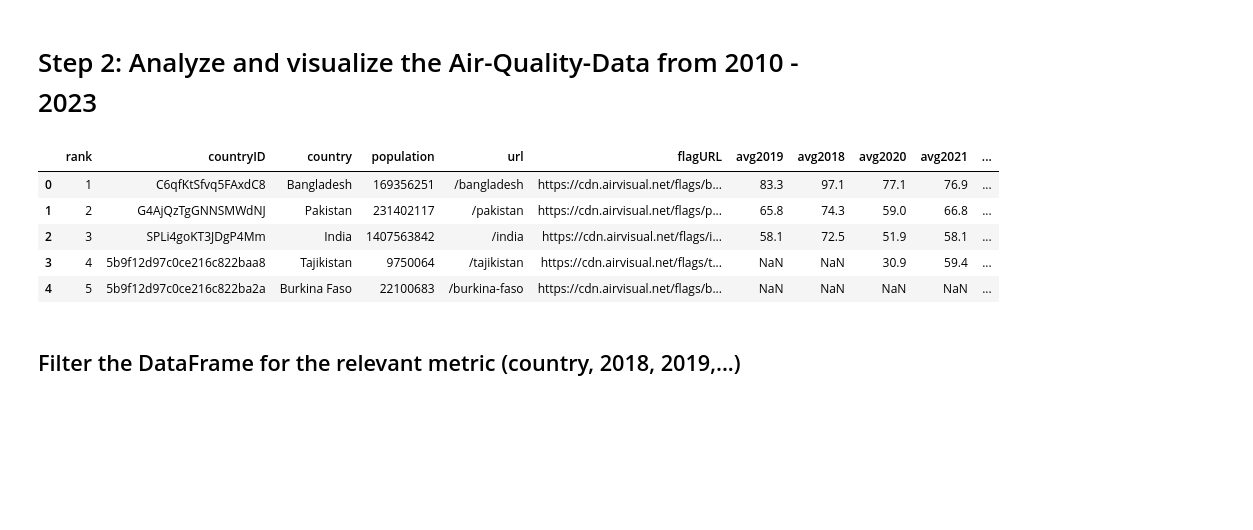
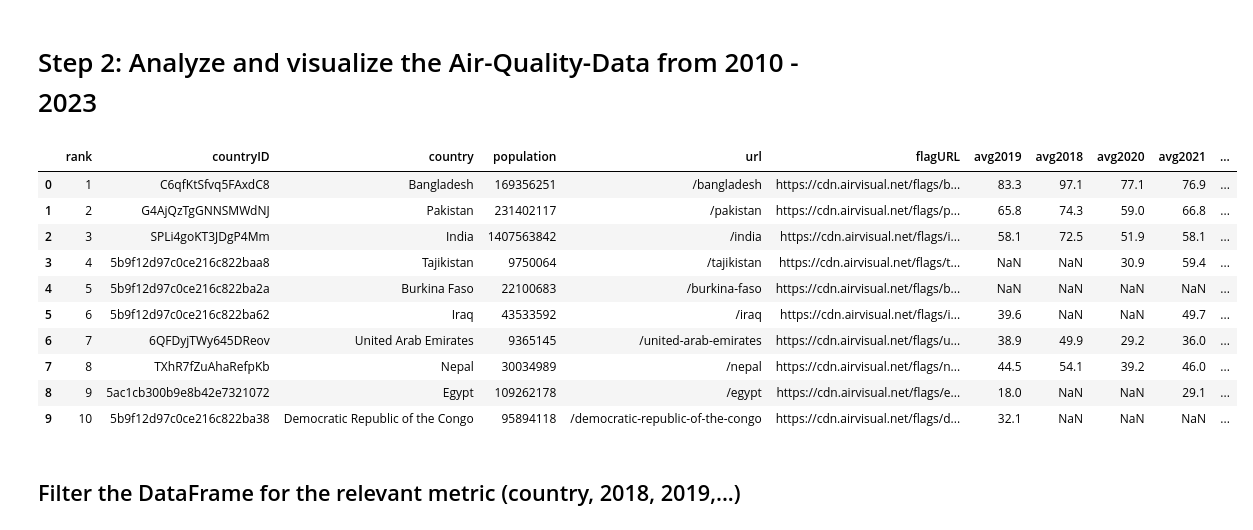
Before and after one commit to johanneshaberlah/electric-vehicle-air-quality-analysis, a Jupyter notebook: electric-vehicles-air-quality.ipynb, the cells around one changed output. Drawn from its saved outputs; the diff is of its cells as text; code cells hidden in the pictures; blank space fills up the shorter version.

```diff
--- a/electric-vehicles-air-quality.ipynb
+++ b/electric-vehicles-air-quality.ipynb
@@ -93,14 +91,19 @@ plt.show()
 dataset_name = "/kaggle/input/air-quality-2018-2024-iqair-ag/air-quality-2018-2023.json"
 air_quality_frame = pd.read_json(dataset_name)
 # %%
-air_quality_frame.head()
+air_quality_frame.head(10)
 # %% [output]
 |  | rank | countryID | country | population | url | flagURL | avg2019 | avg2018 | avg2020 | avg2021 | ... |
 | 0 | 1 | C6qfKtSfvq5FAxdC8 | Bangladesh | 169356251 | /bangladesh | https://cdn.airvisual.net/flags/b... | 83.3 | 97.1 | 77.1 | 76.9 | ... |
 | 1 | 2 | G4AjQzTgGNNSMWdNJ | Pakistan | 231402117 | /pakistan | https://cdn.airvisual.net/flags/p... | 65.8 | 74.3 | 59.0 | 66.8 | ... |
 | 2 | 3 | SPLi4goKT3JDgP4Mm | India | 1407563842 | /india | https://cdn.airvisual.net/flags/i... | 58.1 | 72.5 | 51.9 | 58.1 | ... |
 | 3 | 4 | 5b9f12d97c0ce216c822baa8 | Tajikistan | 9750064 | /tajikistan | https://cdn.airvisual.net/flags/t... | NaN | NaN | 30.9 | 59.4 | ... |
 | 4 | 5 | 5b9f12d97c0ce216c822ba2a | Burkina Faso | 22100683 | /burkina-faso | https://cdn.airvisual.net/flags/b... | NaN | NaN | NaN | NaN | ... |
+| 5 | 6 | 5b9f12d97c0ce216c822ba62 | Iraq | 43533592 | /iraq | https://cdn.airvisual.net/flags/i... | 39.6 | NaN | NaN | 49.7 | ... |
+| 6 | 7 | 6QFDyjTWy645DReov | United Arab Emirates | 9365145 | /united-arab-emirates | https://cdn.airvisual.net/flags/u... | 38.9 | 49.9 | 29.2 | 36.0 | ... |
+| 7 | 8 | TXhR7fZuAhaRefpKb | Nepal | 30034989 | /nepal | https://cdn.airvisual.net/flags/n... | 44.5 | 54.1 | 39.2 | 46.0 | ... |
+| 8 | 9 | 5ac1cb300b9e8b42e7321072 | Egypt | 109262178 | /egypt | https://cdn.airvisual.net/flags/e... | 18.0 | NaN | NaN | 29.1 | ... |
+| 9 | 10 | 5b9f12d97c0ce216c822ba38 | Democratic Republic of the Congo | 95894118 | /democratic-republic-of-the-congo | https://cdn.airvisual.net/flags/d... | 32.1 | NaN | NaN | NaN | ... |
 # %% [markdown]
 ## Filter the DataFrame for the relevant metric (country, 2018, 2019,...)
 # %%
```
Also changed, not shown: parts of 3 cells of this notebook.
